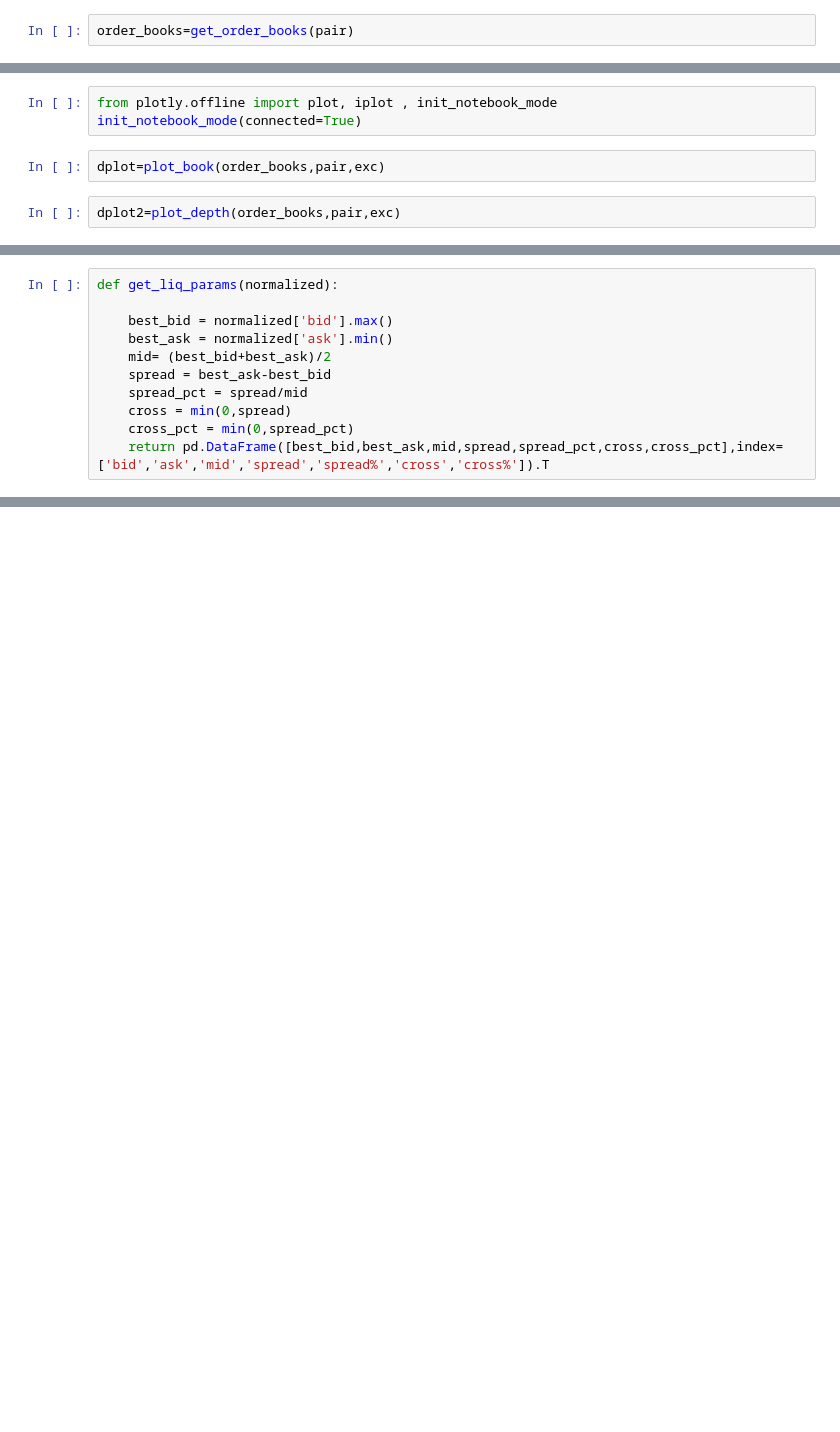
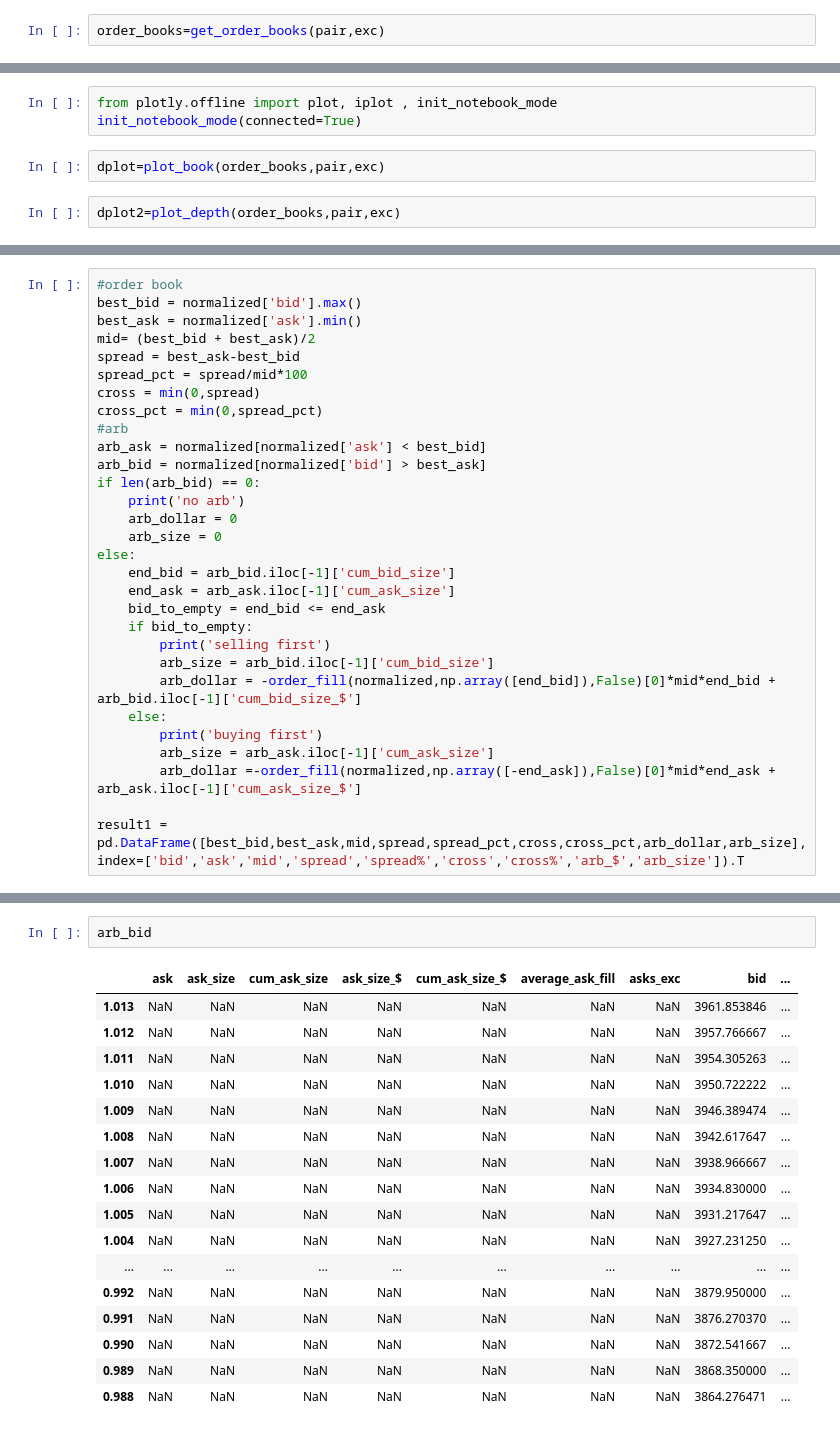
Before and after one commit to jelkhoury123/myapp, a Jupyter notebook: ccxt_order_book.ipynb, the cells around one changed output, grey strips where cells are left out. Drawn from its saved outputs; the diff is of its cells as text; blank space fills up the shorter version.

```diff
--- a/ccxt_order_book.ipynb
+++ b/ccxt_order_book.ipynb
@@ -180,4 +245,4 @@ pair='CSP/BTC'
 # %%
-order_books=get_order_books(pair)
+order_books=get_order_books(pair,exc)
 # %%
 order_books
@@ -249,11 +325,31 @@ normalized
 # %%
-def get_liq_params(normalized):
+#order book
+best_bid = normalized['bid'].max()
+best_ask = normalized['ask'].min()
+mid= (best_bid + best_ask)/2
+spread = best_ask-best_bid
+spread_pct = spread/mid*100
+cross = min(0,spread)
+cross_pct = min(0,spread_pct)
+#arb
+arb_ask = normalized[normalized['ask'] < best_bid]
+arb_bid = normalized[normalized['bid'] > best_ask]
+if len(arb_bid) == 0:
+    print('no arb')
+    arb_dollar = 0
+    arb_size = 0
+else:
+    end_bid = arb_bid.iloc[-1]['cum_bid_size']
+    end_ask = arb_ask.iloc[-1]['cum_ask_size']
+    bid_to_empty = end_bid <= end_ask
+    if bid_to_empty:
+        print('selling first')
+        arb_size = arb_bid.iloc[-1]['cum_bid_size']
+        arb_dollar = -order_fill(normalized,np.array([end_bid]),False)[0]*mid*end_bid + arb_bid.iloc[-1]['cum_bid_size_$']
+    else:
+        print('buying first')
+        arb_size = arb_ask.iloc[-1]['cum_ask_size']
+        arb_dollar =-order_fill(normalized,np.array([-end_ask]),False)[0]*mid*end_ask + arb_ask.iloc[-1]['cum_ask_size_$']
 
-    best_bid = normalized['bid'].max()
-    best_ask = normalized['ask'].min()
-    mid= (best_bid+best_ask)/2
-    spread = best_ask-best_bid
-    spread_pct = spread/mid
-    cross = min(0,spread)
-    cross_pct = min(0,spread_pct)
-    return pd.DataFrame([best_bid,best_ask,mid,spread,spread_pct,cross,cross_pct],index=['bid','ask','mid','spread','spread%','cross','cross%']).T
+result1 = pd.DataFrame([best_bid,best_ask,mid,spread,spread_pct,cross,cross_pct,arb_dollar,arb_size],
+index=['bid','ask','mid','spread','spread%','cross','cross%','arb_$','arb_size']).T
@@ -271,0 +366,20 @@ kucoin=ccxt.kucoin2()
+# %%
+arb_bid
+# %% [output]
+|  | ask | ask_size | cum_ask_size | ask_size_$ | cum_ask_size_$ | average_ask_fill | asks_exc | bid | ... |
+| 1.013 | NaN | NaN | NaN | NaN | NaN | NaN | NaN | 3961.853846 | ... |
+| 1.012 | NaN | NaN | NaN | NaN | NaN | NaN | NaN | 3957.766667 | ... |
+| 1.011 | NaN | NaN | NaN | NaN | NaN | NaN | NaN | 3954.305263 | ... |
+| 1.010 | NaN | NaN | NaN | NaN | NaN | NaN | NaN | 3950.722222 | ... |
+| 1.009 | NaN | NaN | NaN | NaN | NaN | NaN | NaN | 3946.389474 | ... |
+| 1.008 | NaN | NaN | NaN | NaN | NaN | NaN | NaN | 3942.617647 | ... |
+| 1.007 | NaN | NaN | NaN | NaN | NaN | NaN | NaN | 3938.966667 | ... |
+| 1.006 | NaN | NaN | NaN | NaN | NaN | NaN | NaN | 3934.830000 | ... |
+| 1.005 | NaN | NaN | NaN | NaN | NaN | NaN | NaN | 3931.217647 | ... |
+| 1.004 | NaN | NaN | NaN | NaN | NaN | NaN | NaN | 3927.231250 | ... |
+| ... | ... | ... | ... | ... | ... | ... | ... | ... | ... |
+| 0.992 | NaN | NaN | NaN | NaN | NaN | NaN | NaN | 3879.950000 | ... |
+| 0.991 | NaN | NaN | NaN | NaN | NaN | NaN | NaN | 3876.270370 | ... |
+| 0.990 | NaN | NaN | NaN | NaN | NaN | NaN | NaN | 3872.541667 | ... |
+| 0.989 | NaN | NaN | NaN | NaN | NaN | NaN | NaN | 3868.350000 | ... |
+| 0.988 | NaN | NaN | NaN | NaN | NaN | NaN | NaN | 3864.276471 | ... |
```
Also changed, not shown: parts of 42 cells of this notebook, 2 other files.
